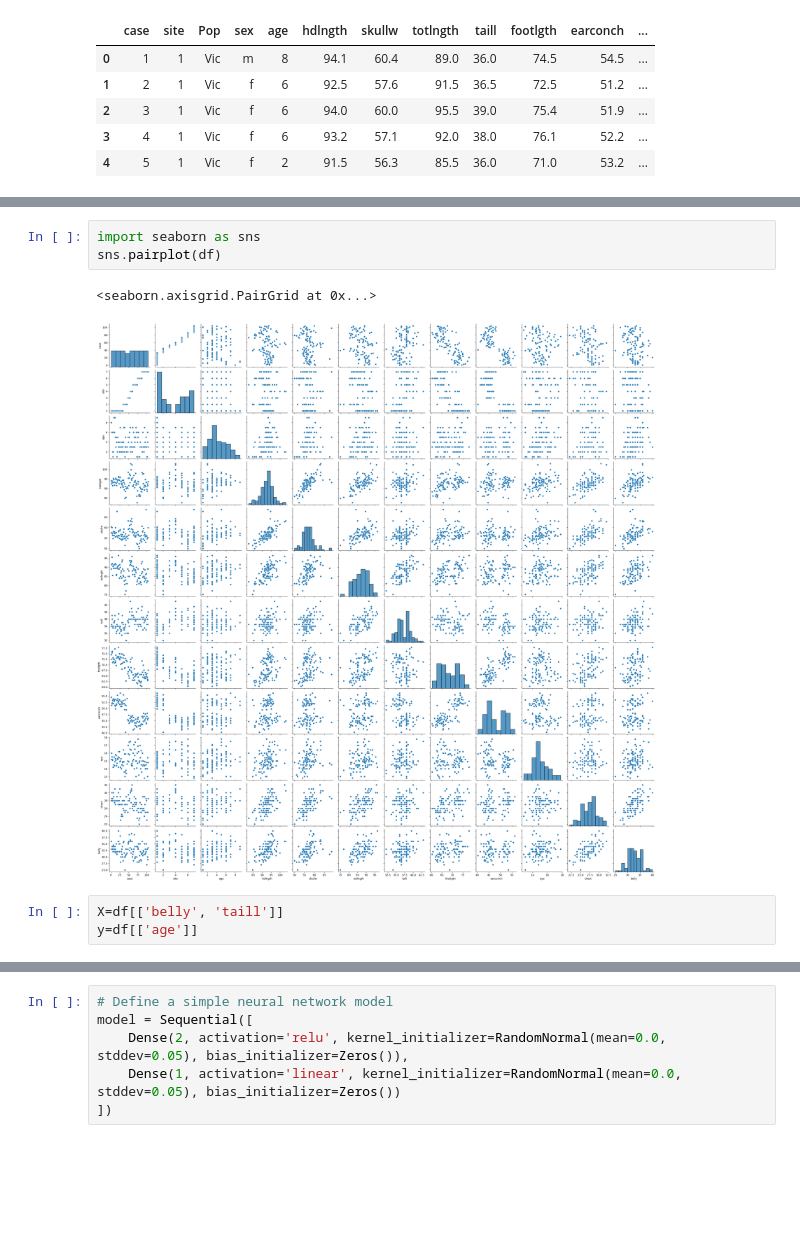
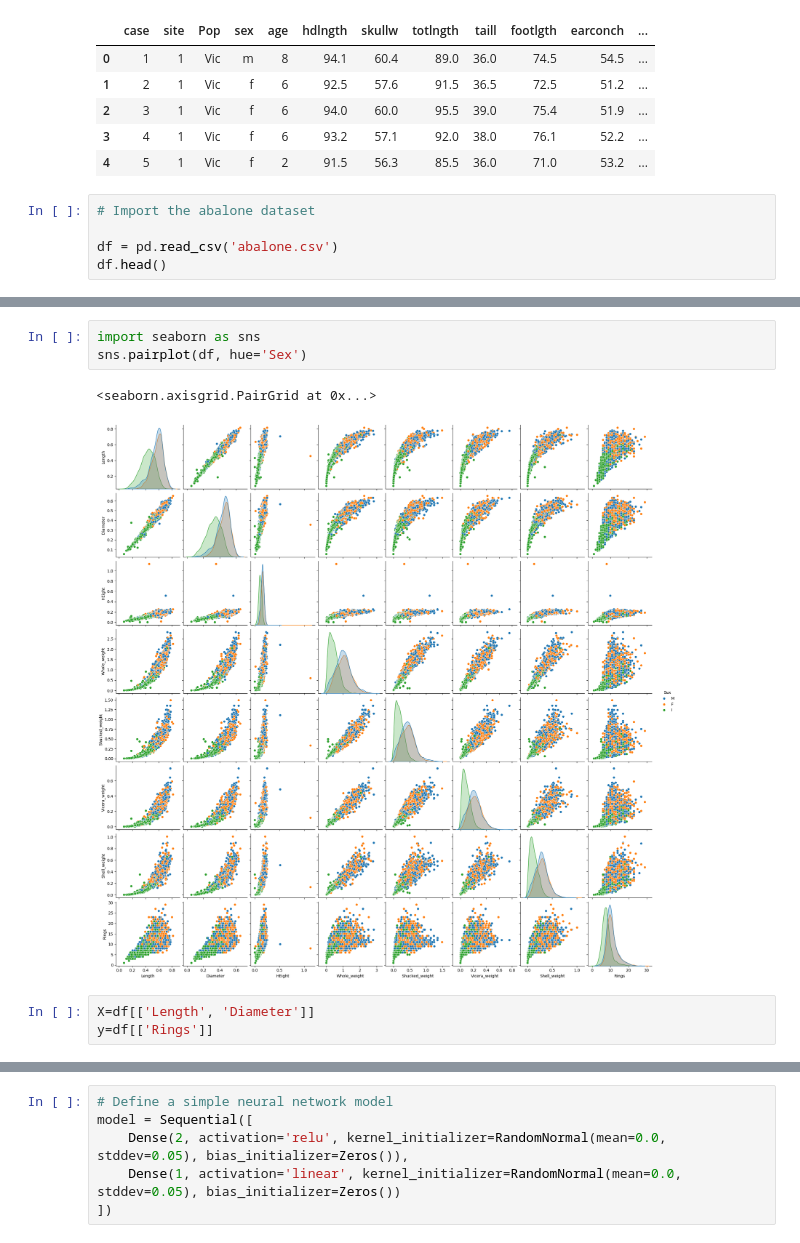
Before and after one commit to magitz/possum, a Jupyter notebook: possum_network.ipynb, the cells around one changed output, grey strips where cells are left out. Drawn from its saved outputs; the diff is of its cells as text; blank space fills up the shorter version.

```diff
--- a/possum_network.ipynb
+++ b/possum_network.ipynb
@@ -19,3 +19,8 @@ df.head()
 | 2 | 3 | 1 | Vic | f | 6 | 94.0 | 60.0 | 95.5 | 39.0 | 75.4 | 51.9 | ... |
 | 3 | 4 | 1 | Vic | f | 6 | 93.2 | 57.1 | 92.0 | 38.0 | 76.1 | 52.2 | ... |
 | 4 | 5 | 1 | Vic | f | 2 | 91.5 | 56.3 | 85.5 | 36.0 | 71.0 | 53.2 | ... |
+# %%
+# Import the abalone dataset
+
+df = pd.read_csv('abalone.csv')
+df.head()
@@ -22,12 +34,12 @@ df.head()
 # %%
 import seaborn as sns
-sns.pairplot(df)
+sns.pairplot(df, hue='Sex')
 # %% [output]
 <seaborn.axisgrid.PairGrid at 0x...>
-[figure, old version]
+[figure, new version]
 # %%
-X=df[['belly', 'taill']]
-y=df[['age']]
+X=df[['Length', 'Diameter']]
+y=df[['Rings']]
 # %%
 df.head(10)
 # %% [output]
```
Also changed, not shown: parts of 10 cells of this notebook, 2 other files.
